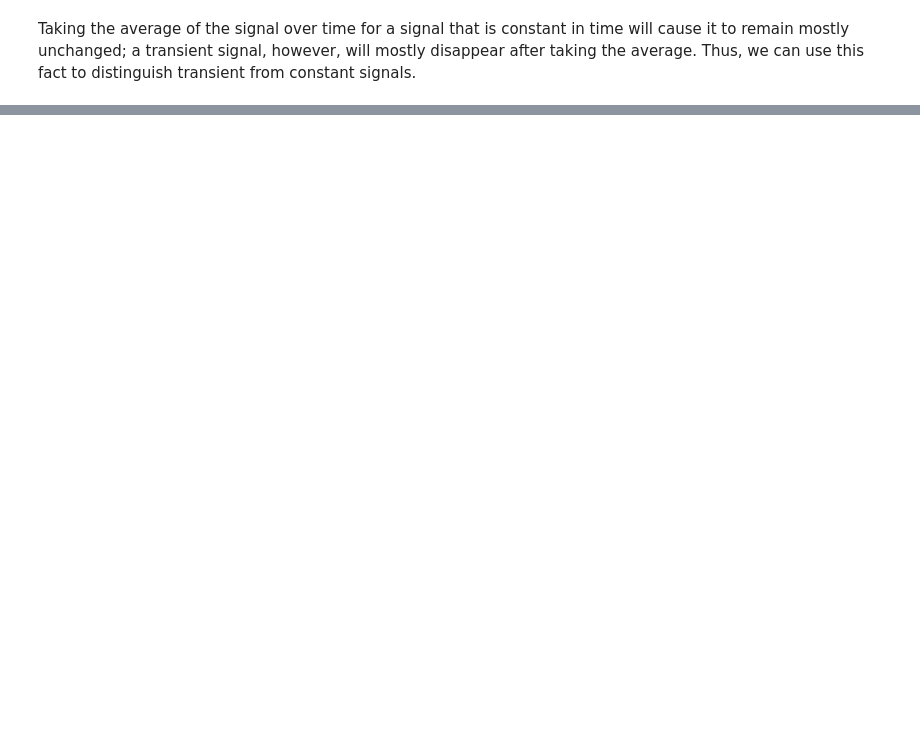
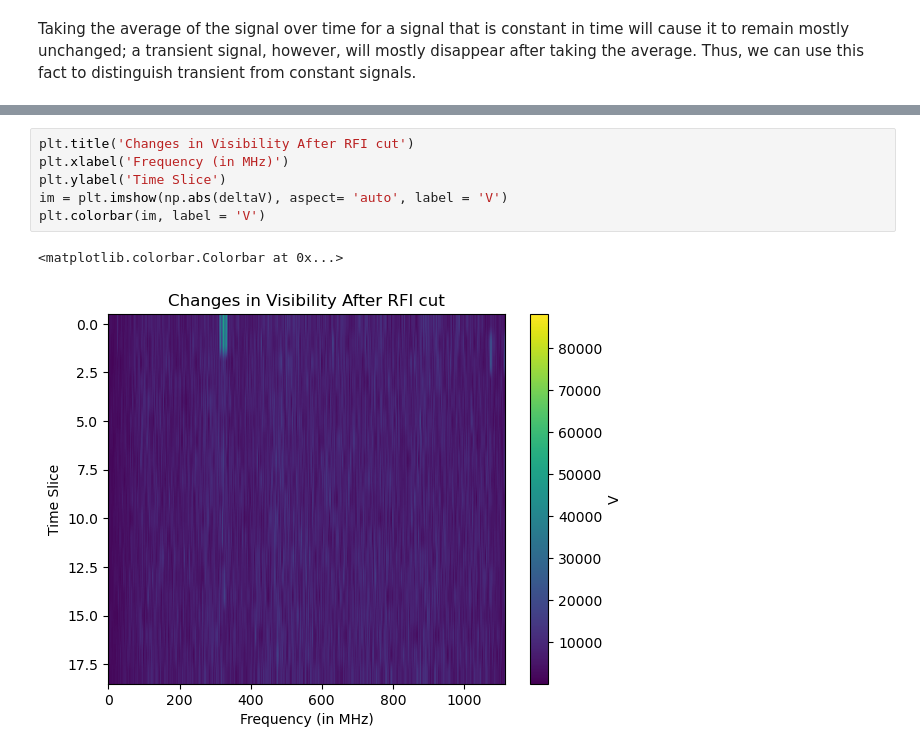
Before and after one commit to cswelch/Physics-434, a Jupyter notebook: Labs 7-8.ipynb, the cells around one changed output, grey strips where cells are left out. Drawn from its saved outputs; the diff is of its cells as text; blank space fills up the shorter version.

```diff
--- a/Labs 7-8.ipynb
+++ b/Labs 7-8.ipynb
@@ -195,0 +217,9 @@ Taking the average of the signal over time for a signal that is constant in time
+# %%
+plt.title('Changes in Visibility After RFI cut')
+plt.xlabel('Frequency (in MHz)')
+plt.ylabel('Time Slice')
+im = plt.imshow(np.abs(deltaV), aspect= 'auto', label = 'V')
+plt.colorbar(im, label = 'V')
+# %% [output]
+<matplotlib.colorbar.Colorbar at 0x...>
+[figure, added]
```
Also changed, not shown: parts of 17 cells of this notebook, 3 other files.
